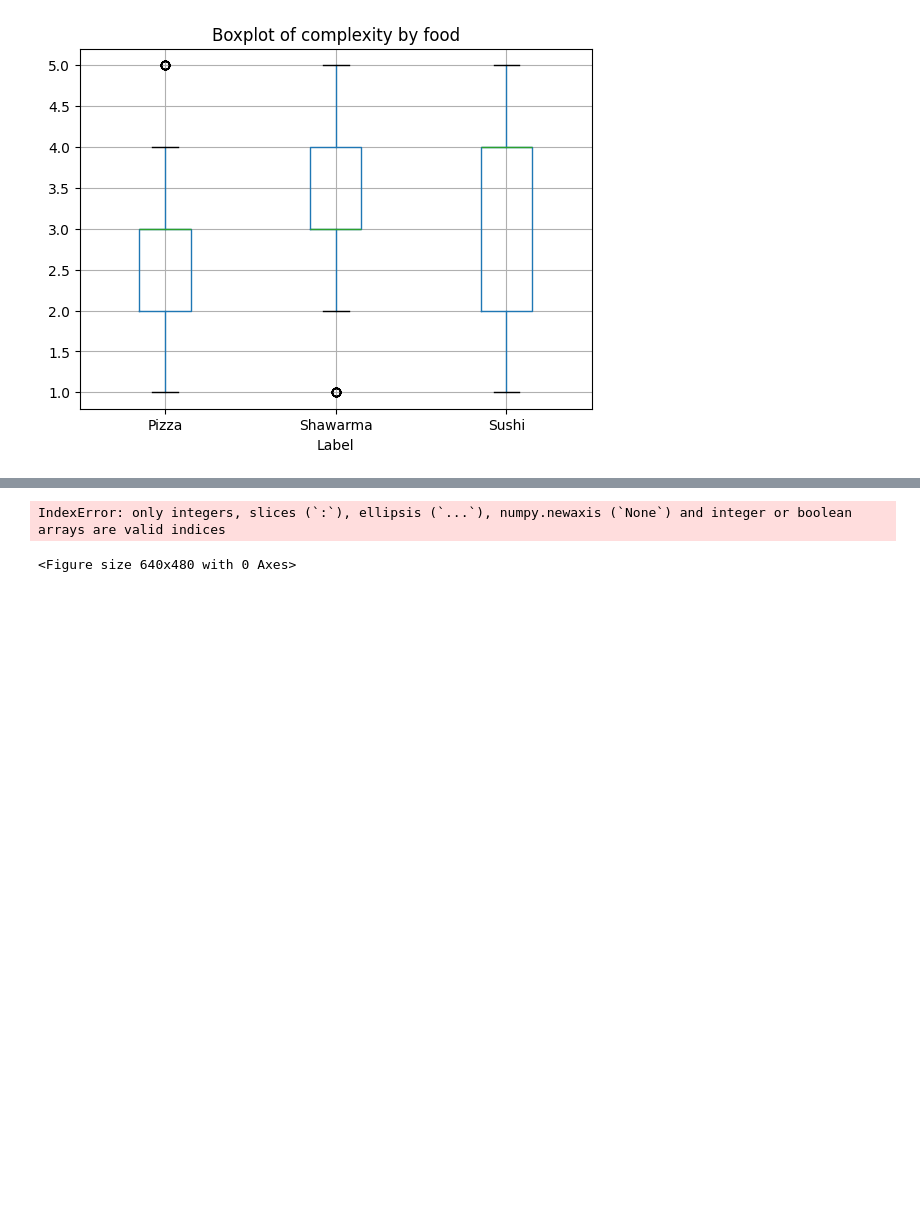
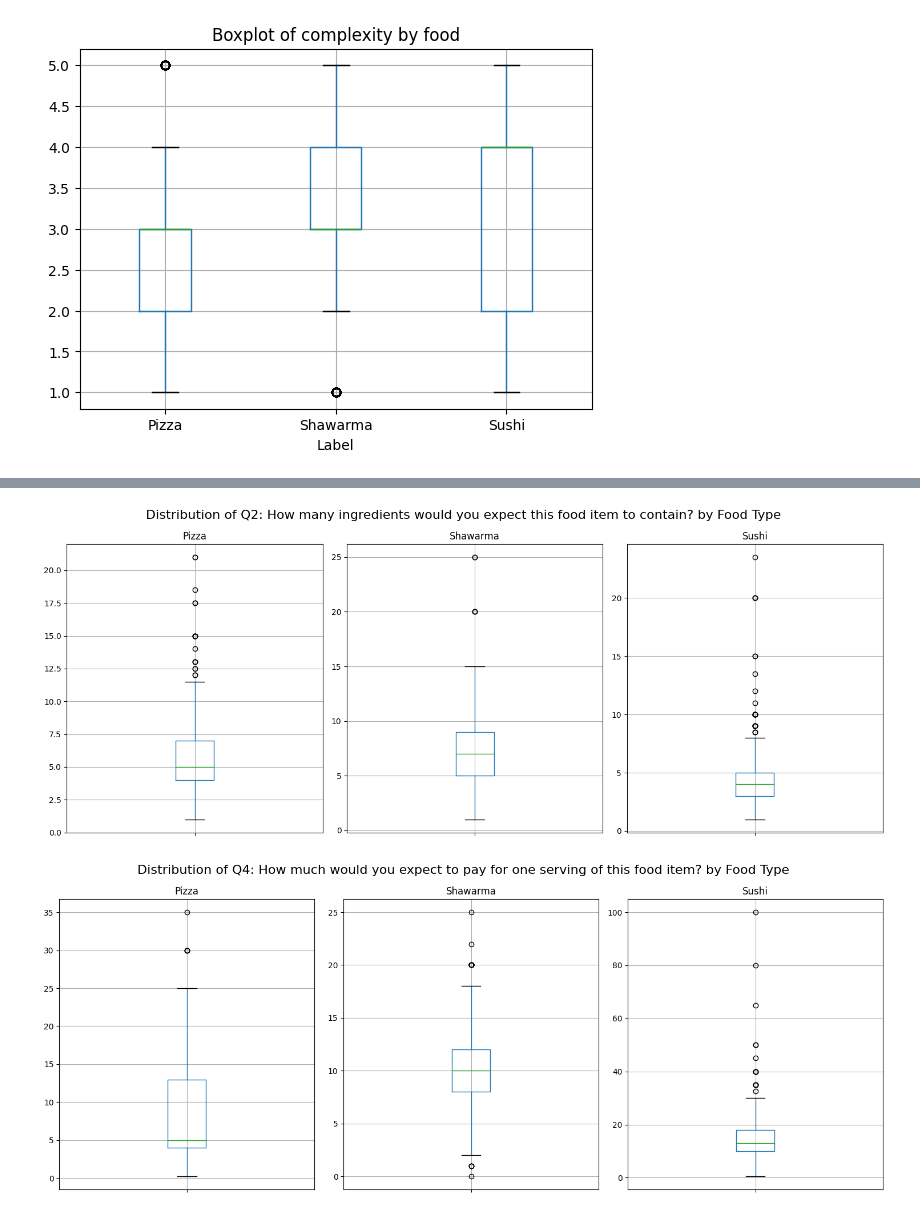
Before and after one commit to imperialinvictus/ML_Challenge, a Jupyter notebook: visualizations/plot.ipynb, the cells around one changed output, grey strips where cells are left out. Cells and saved outputs as stored; diff of their text form; code cells hidden in the pictures; blank space fills up the shorter version.

```diff
--- a/visualizations/plot.ipynb
+++ b/visualizations/plot.ipynb
@@ -86,11 +72,42 @@ for col_idx in categorical_columns:
-# %%
-# Do a box plot for each numerical column
-numerical_columns_data = data.iloc[:, numerical_columns].columns
-for column in numerical_columns_data:
-    plt.figure()
-    data.boxplot(column=data.columns[column])
-    plt.title(f"Boxplot of {data.columns[column]}")
-    plt.show()
-# %% [output]
-IndexError: only integers, slices (`:`), ellipsis (`...`), numpy.newaxis (`None`) and integer or boolean arrays are valid indices
-<Figure size 640x480 with 0 Axes>
+# %%
+# Do a box plot for each numerical column, separated by food label
+numerical_columns = [2, 4]
+column_names = {
+    2: "Q2: How many ingredients are in this food item?",
+    4: "Q4: How much would you pay for this food item in dollars?"
+}
+
+# Get the unique food labels
+labels = data["Label"].unique()
+num_labels = len(labels)
+
+for col_idx in numerical_columns:
+    column = data.columns[col_idx]
+
+    # Create figure with subplots - one for each food label
+    fig, axes = plt.subplots(1, num_labels, figsize=(15, 6))
+    fig.suptitle(f"Distribution of {column} by Food Type", fontsize=16)
+
+    # Loop through labels and create each subplot
+    for i, label in enumerate(labels):
+        # Get data for this food item only
+        food_data = data[data["Label"] == label]
+
+        # Create boxplot in the corresponding subplot
+        food_data.boxplot(column=column, ax=axes[i])
+        axes[i].set_title(f"{label}")
+
+        # Only show y-label for the first subplot to reduce redundancy
+        if i > 0:
+            axes[i].set_ylabel("")
+
+        # Remove x-tick labels since there's only one category per plot
+        axes[i].set_xticklabels([])
+
+    # Adjust layout
+    plt.tight_layout()
+    plt.subplots_adjust(top=0.88)
+    plt.show()
+# %% [output]
+[figure, added]
+[figure, added]
```
Also changed, not shown: parts of 2 cells of this notebook, 1 other file.
